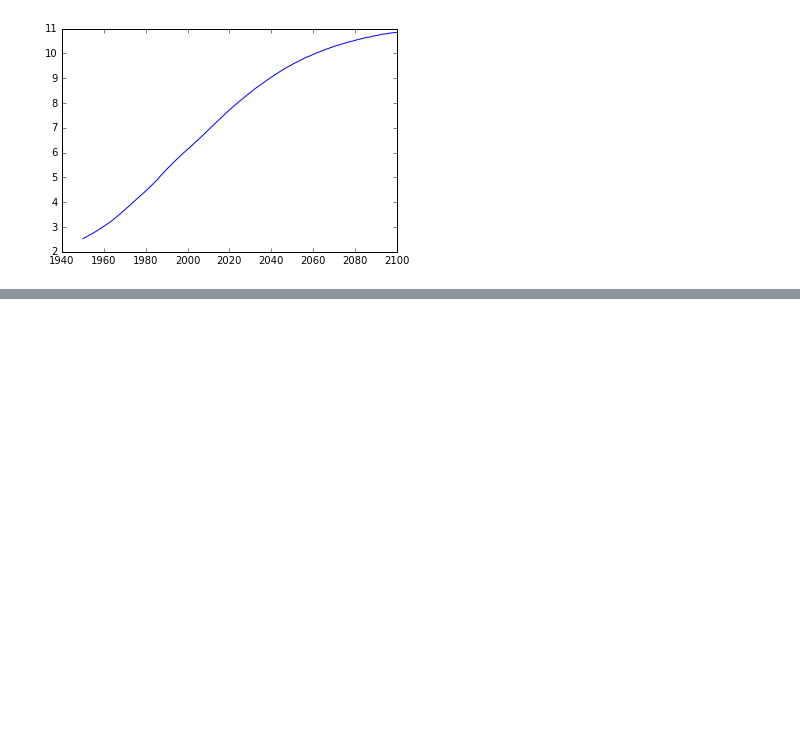
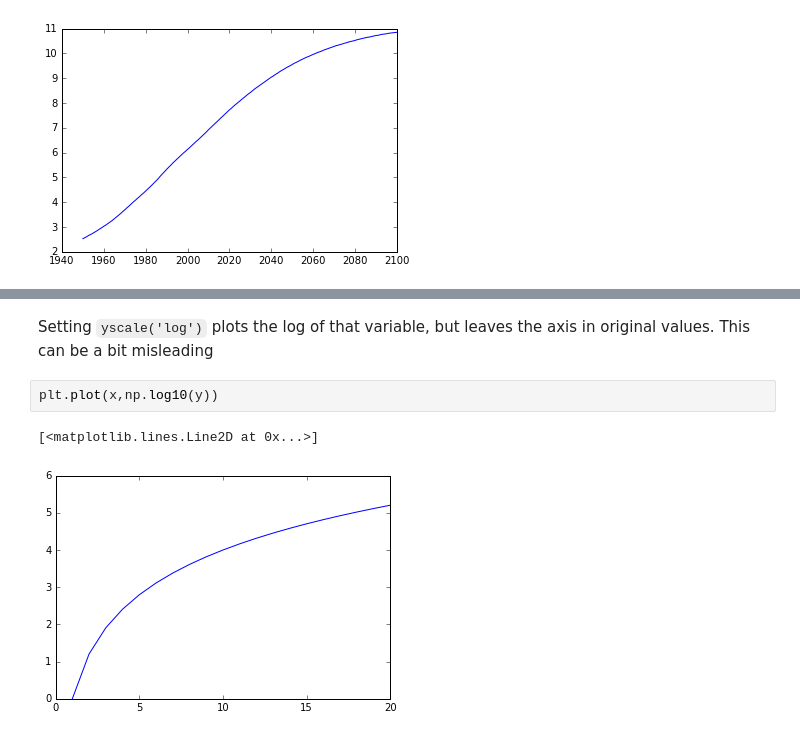
Before and after one commit to AtmaMani/pyChakras, a Jupyter notebook: data_viz/matplotlib_tutorial.ipynb, the cells around one changed output, grey strips where cells are left out. Drawn from its saved outputs; the diff is of its cells as text; blank space fills up the shorter version.

```diff
--- a/data_viz/matplotlib_tutorial.ipynb
+++ b/data_viz/matplotlib_tutorial.ipynb
@@ -33,0 +59,7 @@ plt.plot(years, pop)
+# %% [markdown]
+Setting `yscale('log')` plots the log of that variable, but leaves the axis in original values. This can be a bit misleading
+# %%
+plt.plot(x,np.log10(y))
+# %% [output]
+[<matplotlib.lines.Line2D at 0x...>]
+[figure, added]
```
Also changed, not shown: parts of 11 cells of this notebook.
